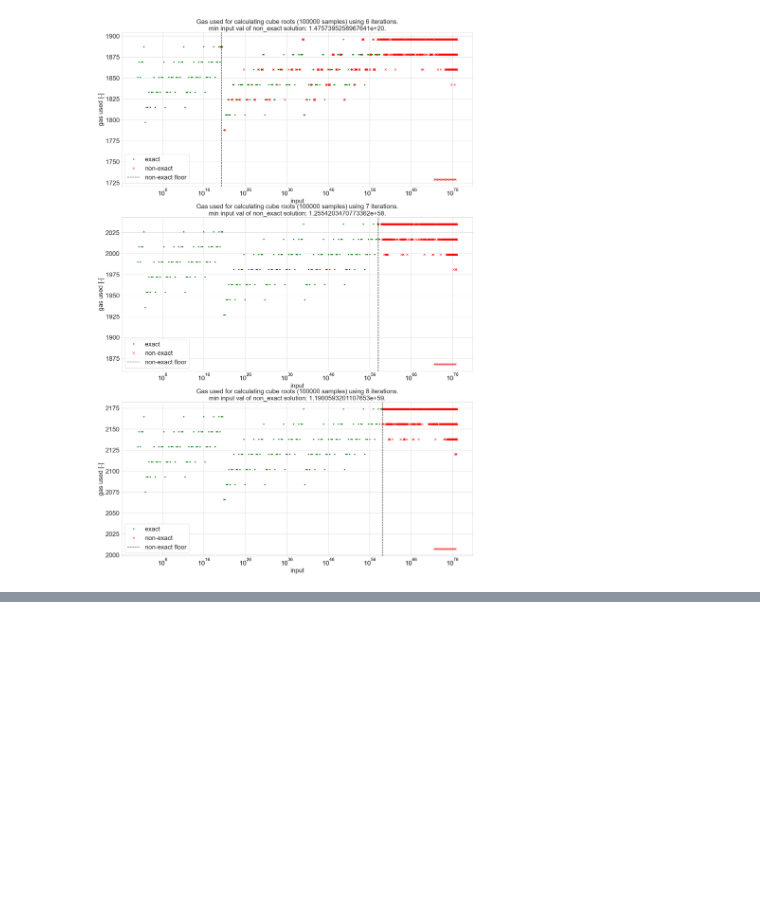
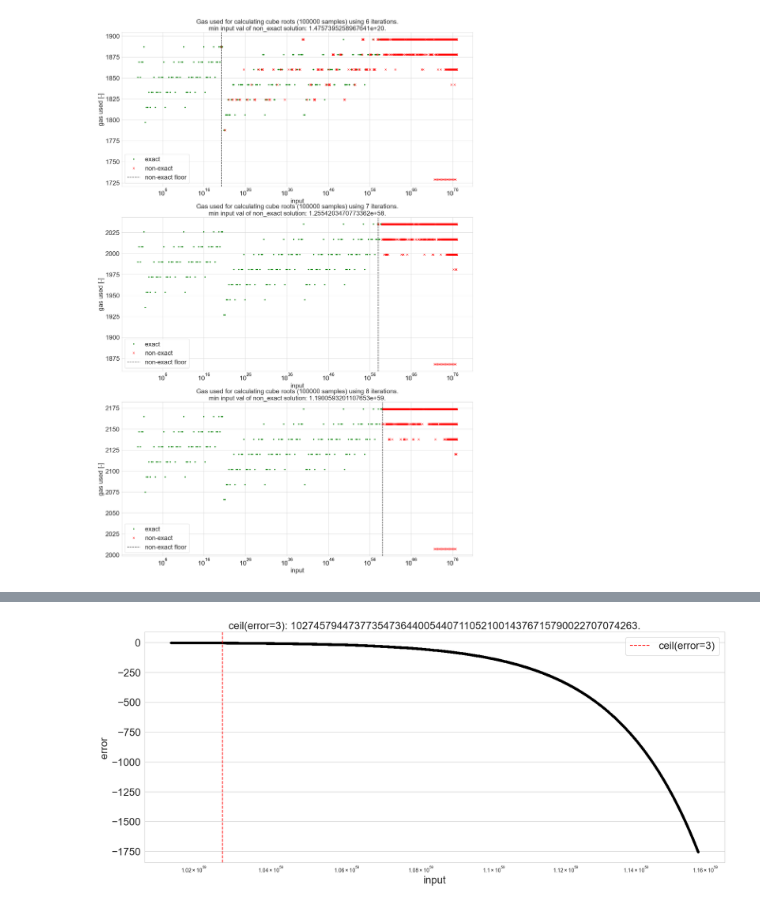
Before and after one commit to curvefi/tricrypto-ng, a Jupyter notebook: scripts/notebooks/cbrt_analysis.ipynb, the cells around one changed output, grey strips where cells are left out. Drawn from its saved outputs; the diff is of its cells as text; code cells hidden in the pictures; blank space fills up the shorter version.

Commit message:
feat: finalised cbrt implementation

```diff
--- a/scripts/notebooks/cbrt_analysis.ipynb
+++ b/scripts/notebooks/cbrt_analysis.ipynb
@@ -64,0 +69,9 @@ for i in [6, 7, 8]:
+# %%
+data = pd.read_csv(f"../../data/cbrt_analysis_edge.csv")
+data["input"] = data["input"].apply(lambda x: mpz(x))
+data["cbrt_ideal"] = data["cbrt_ideal"].apply(lambda x: mpz(x))
+data["cbrt_implementation"] = data["cbrt_implementation"].apply(lambda x: mpz(x))
+data["diff_ideal_impl"] = data["cbrt_ideal"] - data["cbrt_implementation"]
+data["abs_diff_ideal_impl"] = data["diff_ideal_impl"].abs()
+
+data
@@ -64,0 +109,27 @@ for i in [6, 7, 8]:
+# %%
+to_plot = data[data.diff_ideal_impl != 0].sort_values(by="abs_diff_ideal_impl", ascending=False).reset_index(drop=True)
+to_plot = to_plot[to_plot.abs_diff_ideal_impl < 2000]
+
+fig, ax = plt.subplots(1,1, figsize=(20, 8))
+
+ax.plot(
+    to_plot.input,
+    to_plot.diff_ideal_impl,
+    '.',
+    color="black",
+)
+
+to_plot = to_plot[to_plot.abs_diff_ideal_impl <= 3]
+ceil_acceptable_error = to_plot.input.max()
+
+ax.axvline(x=ceil_acceptable_error, color="red", linestyle="--", label="ceil(error=3)")
+
+ax.set_xlabel("input", fontsize=20)
+ax.set_ylabel("error", fontsize=20)
+ax.set_xscale("log")
+ax.tick_params(axis='both', which='major', labelsize=20)
+ax.tick_params(axis='x', which='major', colors='black');
+ax.set_title(f"ceil(error=3): {ceil_acceptable_error}.", fontsize=20);
+ax.legend(fontsize=20);
+# %% [output]
+[figure, added]
```
Also changed, not shown: parts of 7 cells of this notebook, 4 other files.
